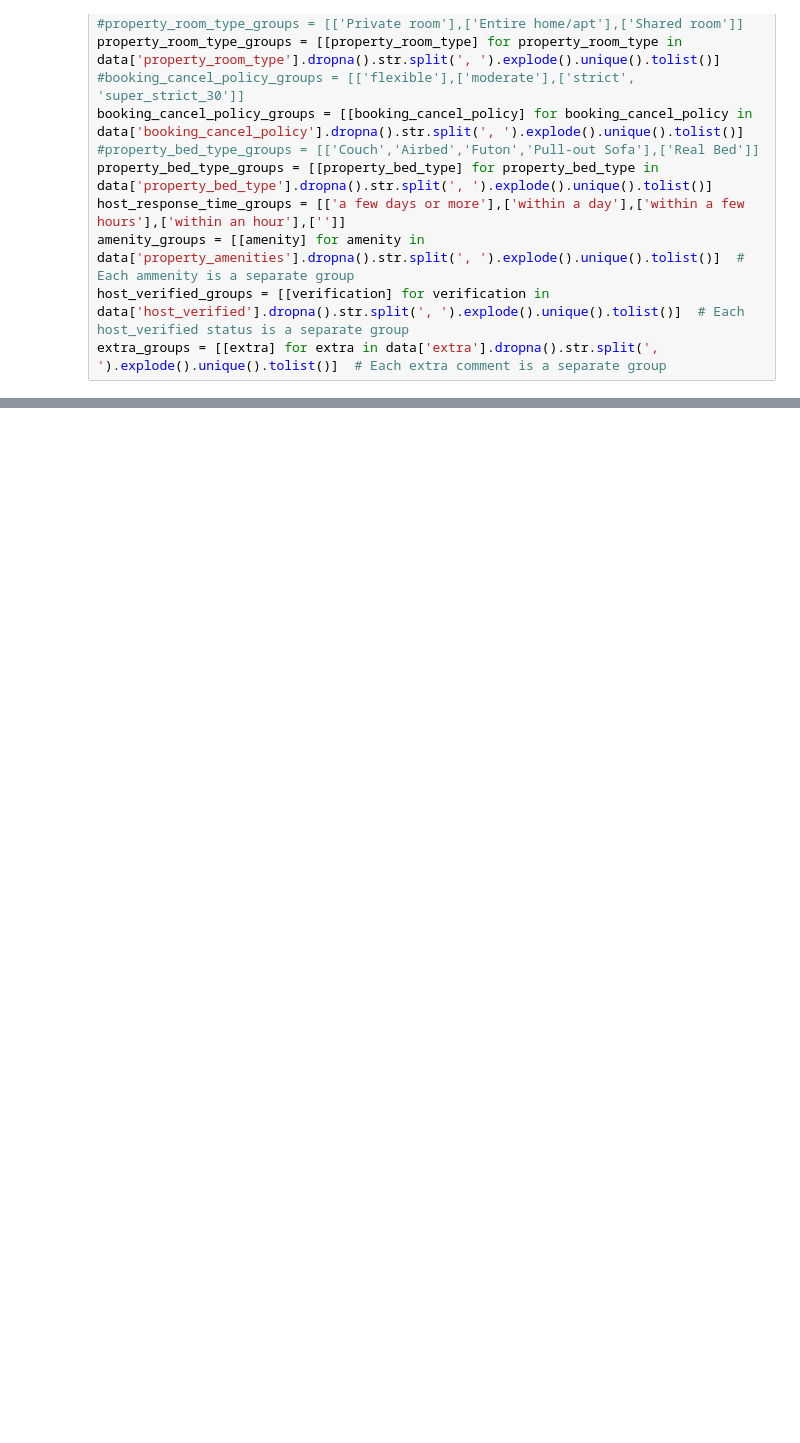
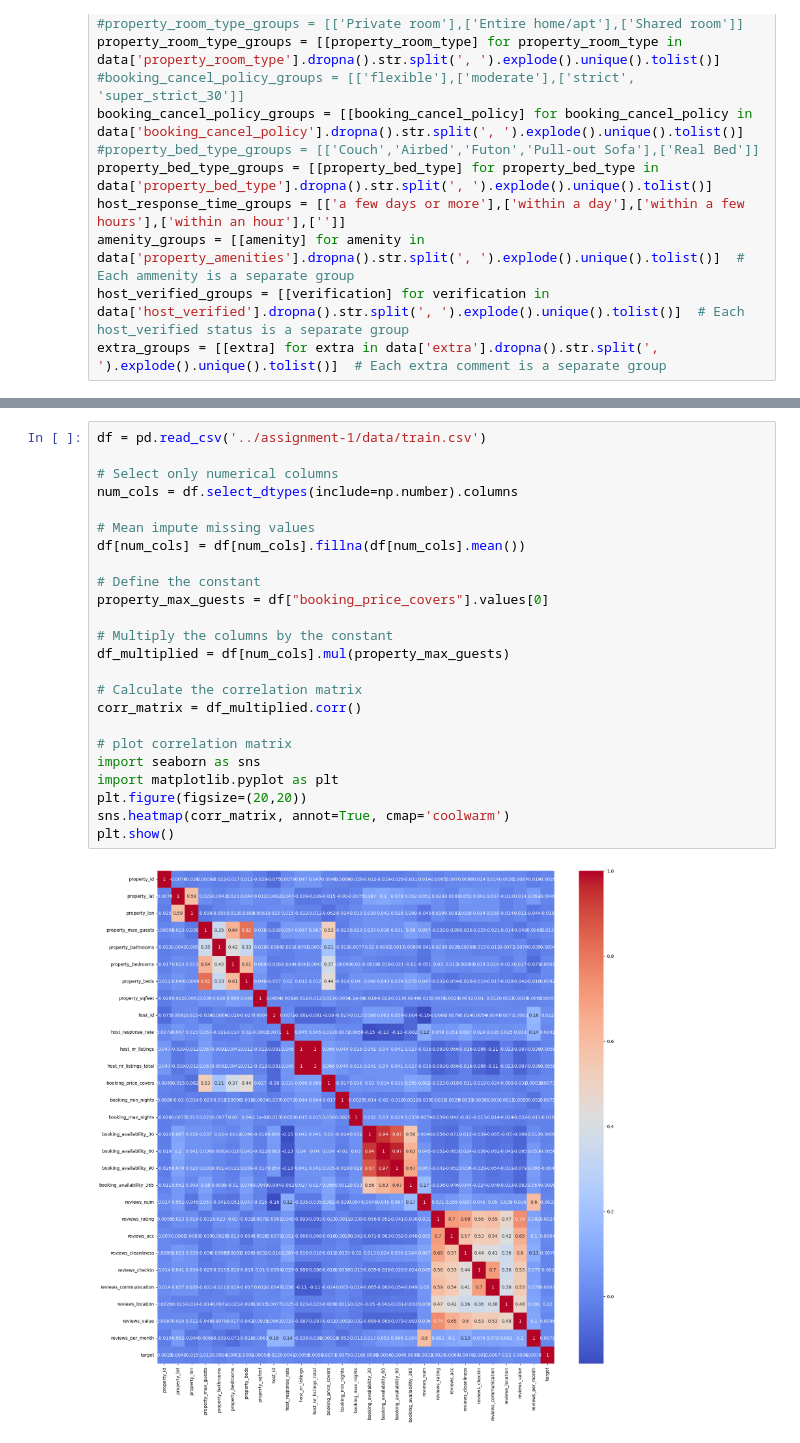
Before and after one commit to StefHerregods/AdvancedAnalytics_projects, a Jupyter notebook: assignment-1/model_Stef.ipynb, the cells around one changed output, grey strips where cells are left out. Saved outputs shown, nothing was run; the diff lists cells and outputs as text; blank space fills up the shorter version.

```diff
--- a/assignment-1/model_Stef.ipynb
+++ b/assignment-1/model_Stef.ipynb
@@ -118,0 +874,26 @@ RMSE: 51.543302243042774
+# %%
+df = pd.read_csv('../assignment-1/data/train.csv')
+
+# Select only numerical columns
+num_cols = df.select_dtypes(include=np.number).columns
+
+# Mean impute missing values
+df[num_cols] = df[num_cols].fillna(df[num_cols].mean())
+
+# Define the constant
+property_max_guests = df["booking_price_covers"].values[0]
+
+# Multiply the columns by the constant
+df_multiplied = df[num_cols].mul(property_max_guests)
+
+# Calculate the correlation matrix
+corr_matrix = df_multiplied.corr()
+
+# plot correlation matrix
+import seaborn as sns
+import matplotlib.pyplot as plt
+plt.figure(figsize=(20,20))
+sns.heatmap(corr_matrix, annot=True, cmap='coolwarm')
+plt.show()
+# %% [output]
+[figure, added]
```
Also changed, not shown: parts of 20 cells of this notebook.
